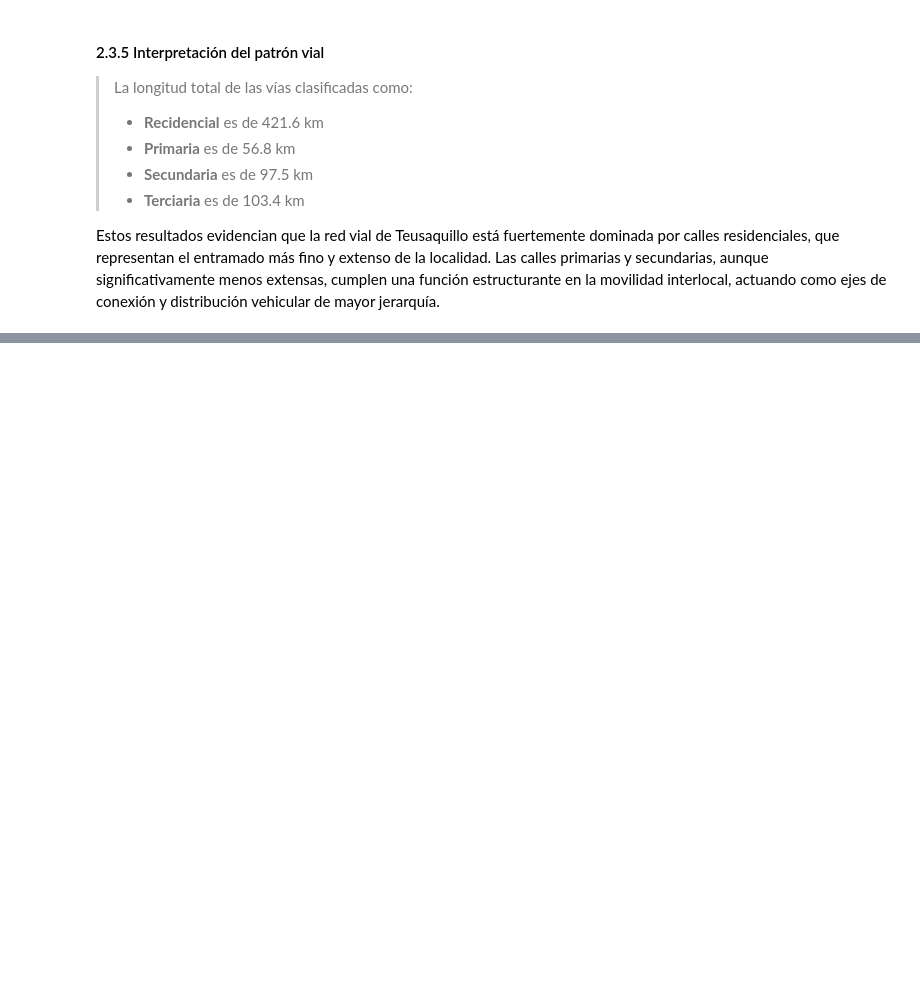
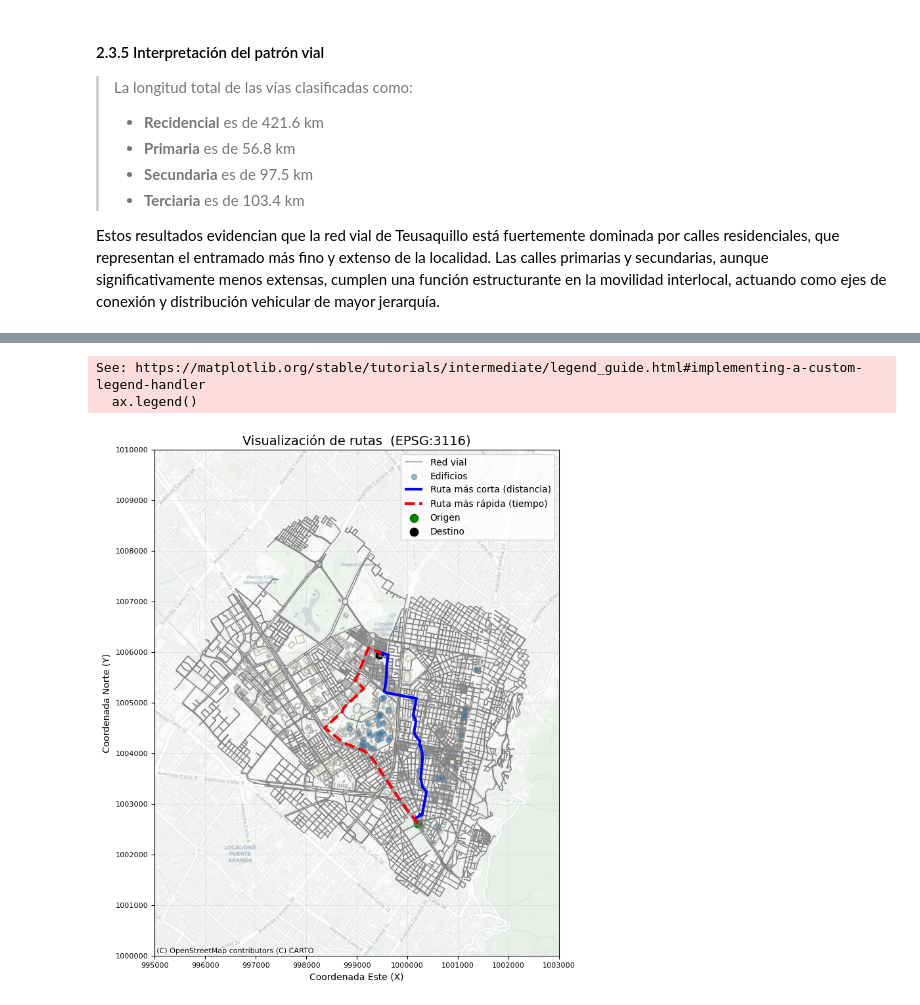
Before and after one commit to MegGarciaA/Geoprocesamiento, a Jupyter notebook: Analisis_redes.ipynb, the cells around one changed output, grey strips where cells are left out. Cells and saved outputs as stored; diff of their text form; code cells hidden in the pictures; blank space fills up the shorter version.

```diff
--- a/Analisis_redes.ipynb
+++ b/Analisis_redes.ipynb
@@ -491,0 +741,8 @@ Estos resultados evidencian que la red vial de Teusaquillo está fuertemente dom
+# %%
+from shapely.geometry import LineString
+
+# Geometría de línea para ruta más corta (distancia)
+route_line_distancia = LineString(list(route_nodes_distancia.geometry.values))
+
+# Geometría de línea para ruta más rápida (tiempo)
+route_line_tiempo = LineString(list(route_nodes_tiempo.geometry.values))
@@ -491,0 +825,9 @@ Estos resultados evidencian que la red vial de Teusaquillo está fuertemente dom
+# %%
+# Descargar edificios del lugar definido
+buildings = ox.features_from_place(
+    PLACE_NAME,
+    tags={"building": True}
+).to_crs(edges_proj.crs)
+
+# Verificar contenido
+buildings.head()
@@ -491,0 +855,47 @@ Estos resultados evidencian que la red vial de Teusaquillo está fuertemente dom
+# %%
+import contextily as ctx
+
+fig, ax = plt.subplots(figsize=(10, 10))
+
+# Dibujar red vial
+edges_proj.plot(ax=ax, linewidth=1, color='gray', label="Red vial")
+
+# Dibujar edificios
+if 'buildings' in locals():
+    buildings.plot(ax=ax, facecolor='beige', edgecolor='gray', alpha=0.5, label="Edificios")
+
+# Dibujar rutas
+rutas_geom[rutas_geom["tipo"] == "distancia"].plot(ax=ax, linewidth=3, color='blue', label="Ruta más corta (distancia)")
+rutas_geom[rutas_geom["tipo"] == "tiempo"].plot(ax=ax, linewidth=3, color='red', linestyle='--', label="Ruta más rápida (tiempo)")
+
+# Dibujar nodos origen y destino
+nodes_proj.loc[[orig_node]].plot(ax=ax, color='green', markersize=80, label='Origen')
+nodes_proj.loc[[dest_node]].plot(ax=ax, color='black', markersize=80, label='Destino')
+
+# Agregar mapa base
+ctx.add_basemap(ax, crs=edges_proj.crs, source=ctx.providers.CartoDB.Positron)
+
+# Activar retícula
+ax.grid(True, which='both', color='lightgray', linestyle='--', linewidth=0.5)
+
+# Fijar espaciado de grilla (ajusta según tu escala)
+x_ticks = range(int(ax.get_xlim()[0] // 1000 * 1000), int(ax.get_xlim()[1]) + 1000, 1000)
+y_ticks = range(int(ax.get_ylim()[0] // 1000 * 1000), int(ax.get_ylim()[1]) + 1000, 1000)
+ax.set_xticks(x_ticks)
+ax.set_yticks(y_ticks)
+ax.ticklabel_format(style='plain')
+
+
+# Mostrar valores en ejes
+ax.tick_params(labelsize=8)
+ax.set_xlabel("Coordenada Este (X)", fontsize=10)
+ax.set_ylabel("Coordenada Norte (Y)", fontsize=10)
+
+# Título y leyenda
+ax.set_title("Visualización de rutas  (EPSG:3116)", fontsize=14)
+ax.legend()
+plt.show()
+# %% [output]
+See: https://matplotlib.org/stable/tutorials/intermediate/legend_guide.html#implementing-a-custom-legend-handler
+  ax.legend()
+[figure, added]
```
Also changed, not shown: parts of 25 cells of this notebook.
